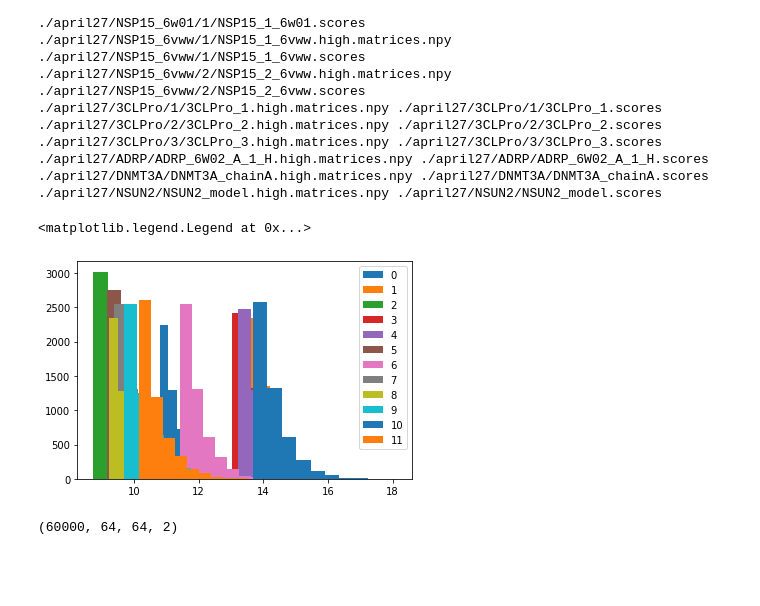
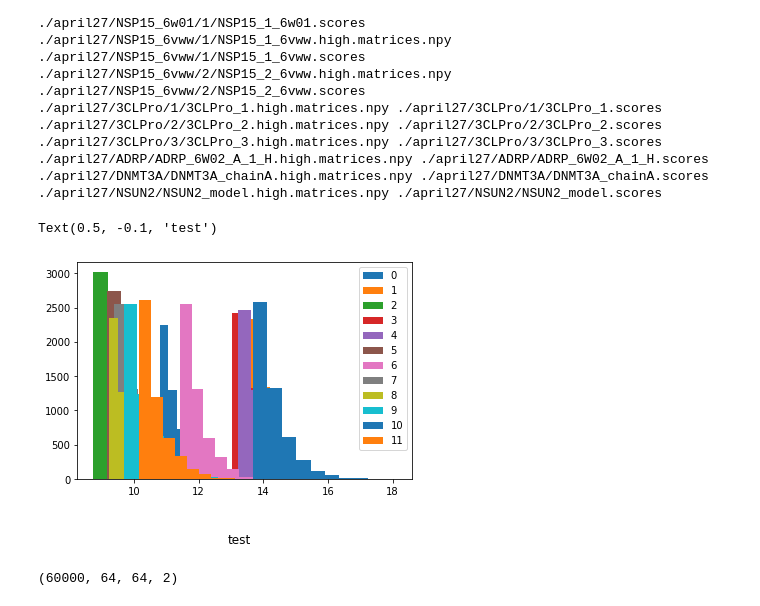
Before and after one commit to shahashka/ml-fragment, a Jupyter notebook: run_notebook.ipynb, the cells around one changed output. Drawn from its saved outputs; the diff is of its cells as text; code cells hidden in the pictures; blank space fills up the shorter version.

Commit message:
add histogram

```diff
--- a/run_notebook.ipynb
+++ b/run_notebook.ipynb
@@ -399,10 +399,12 @@ y = pd.concat(data_scores)
 # %%
 for i in range(12):
     plt.hist(-1*y['Chemgauss4'].iloc[5000*i:5000*(i+1)], label=i)
 plt.legend()
+plt.figtext(0.5, -0.1,
+                "test", ha="center", fontsize=12)
 # %% [output]
-<matplotlib.legend.Legend at 0x...>
+Text(0.5, -0.1, 'test')
-[figure, old version]
+[figure, new version]
 # %%
 X_2d = X[:,:,:,0:2]
 print(X_2d.shape)
```
Also changed, not shown: parts of 1 cell of this notebook, 2 other files.
